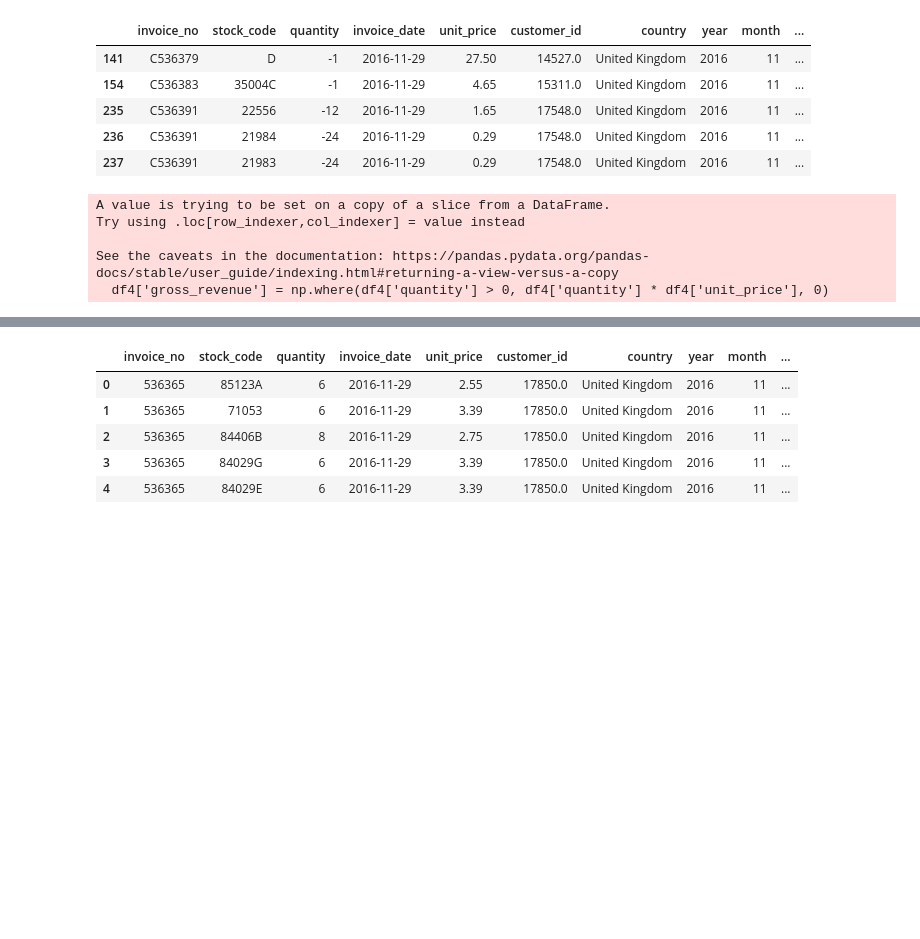
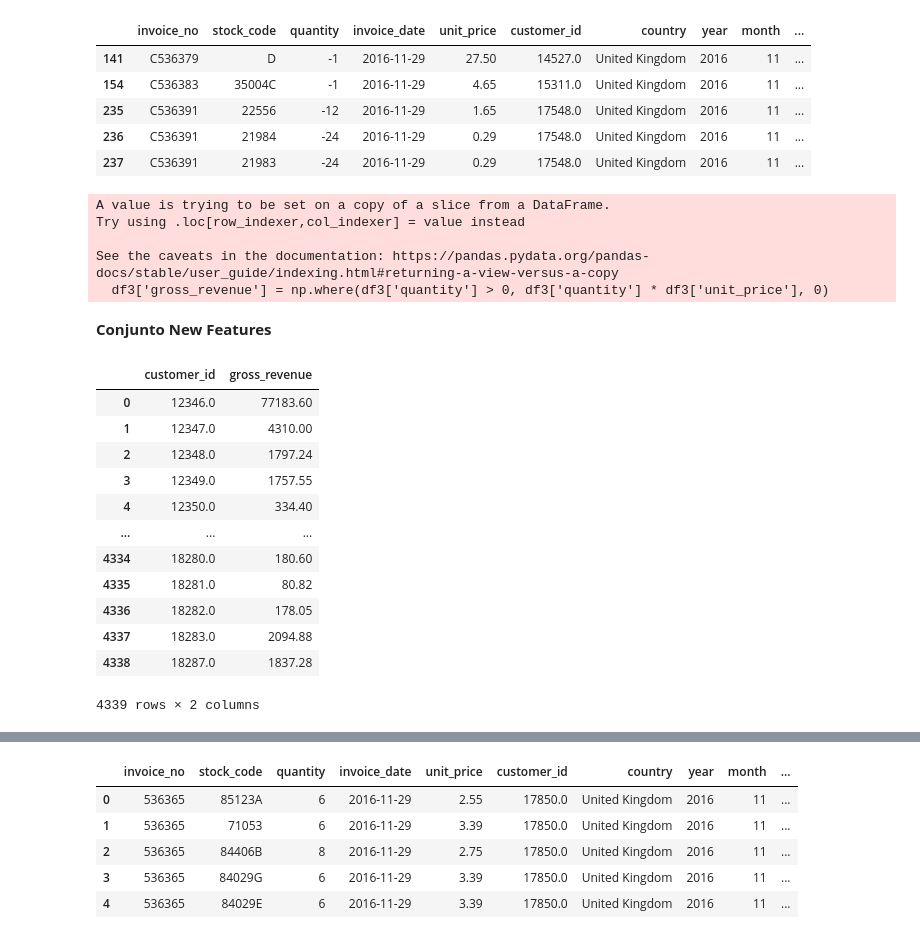
Before and after one commit to antonioorichard/E-commerce_com_Cluster, a Jupyter notebook: pa05.ipynb, the cells around one changed output, grey strips where cells are left out. Cells and saved outputs as stored; diff of their text form; code cells hidden in the pictures; blank space fills up the shorter version.

```diff
--- a/pa05.ipynb
+++ b/pa05.ipynb
@@ -417,6 +417,6 @@ See the caveats in the documentation: https://pandas.pydata.org/pandas-docs/stab
 # %% [markdown]
 # 4.0 Features Engineering
 # %%
-df4 = df2
+df3 = df2
 # %%
 # Image map mental
@@ -435,6 +441,15 @@ df4.head()
 ### 4.1.1 Time
 # %%
 #year
+
+
+# Convertendo a coluna para o formato datetime
+df3['invoice_date'] = pd.to_datetime(df3['invoice_date'])
+
+# Agora você pode usar o acessor .dt para extrair o ano
+df3['year'] = df3['invoice_date'].dt.year
+
+
 df3['year'] = df3['invoice_date'].dt.year
 
 # month
@@ -485,17 +497,38 @@ cancelled.head()
 | 236 | C536391 | 21984 | -24 | 2016-11-29 | 0.29 | 17548.0 | United Kingdom | 2016 | 11 | ... |
 | 237 | C536391 | 21983 | -24 | 2016-11-29 | 0.29 | 17548.0 | United Kingdom | 2016 | 11 | ... |
 # %%
-sold = df3[df3['quantity'] > 0]
-cancelled = df3[df3['quantity'] < 0]
+
 
 #df3['gross_revenue'] = df3['quantity'].apply(lambda x: df3.loc[:,'quantity'] * df3.loc[:,'unit_price'] if x > 0 else 0)
 # Observe que se produto retorna de algum lugar claro que tem um custo, mas não tenho informação para estimar,
 #por isso ele é zero!
-import numpy as np
+
 df3['gross_revenue'] = np.where(df3['quantity'] > 0, df3['quantity'] * df3['unit_price'], 0)
 # %% [output]
 A value is trying to be set on a copy of a slice from a DataFrame.
 Try using .loc[row_indexer,col_indexer] = value instead
 
 See the caveats in the documentation: https://pandas.pydata.org/pandas-docs/stable/user_guide/indexing.html#returning-a-view-versus-a-copy
-  df4['gross_revenue'] = np.where(df4['quantity'] > 0, df4['quantity'] * df4['unit_price'], 0)
+  df3['gross_revenue'] = np.where(df3['quantity'] > 0, df3['quantity'] * df3['unit_price'], 0)
+# %% [markdown]
+**Conjunto New Features**
+# %%
+# Cojunto New Features
+purchases = df3[df3['quantity'] > 0]
+#Monetary
+df_monetary = purchases.loc[:, ['customer_id', 'gross_revenue']].groupby('customer_id').sum().reset_index()
+df_monetary
+# %% [output]
+|  | customer_id | gross_revenue |
+| 0 | 12346.0 | 77183.60 |
+| 1 | 12347.0 | 4310.00 |
+| 2 | 12348.0 | 1797.24 |
+| 3 | 12349.0 | 1757.55 |
+| 4 | 12350.0 | 334.40 |
+| ... | ... | ... |
+| 4334 | 18280.0 | 180.60 |
+| 4335 | 18281.0 | 80.82 |
+| 4336 | 18282.0 | 178.05 |
+| 4337 | 18283.0 | 2094.88 |
+| 4338 | 18287.0 | 1837.28 |
+4339 rows × 2 columns
```
Also changed, not shown: parts of 31 cells of this notebook.
